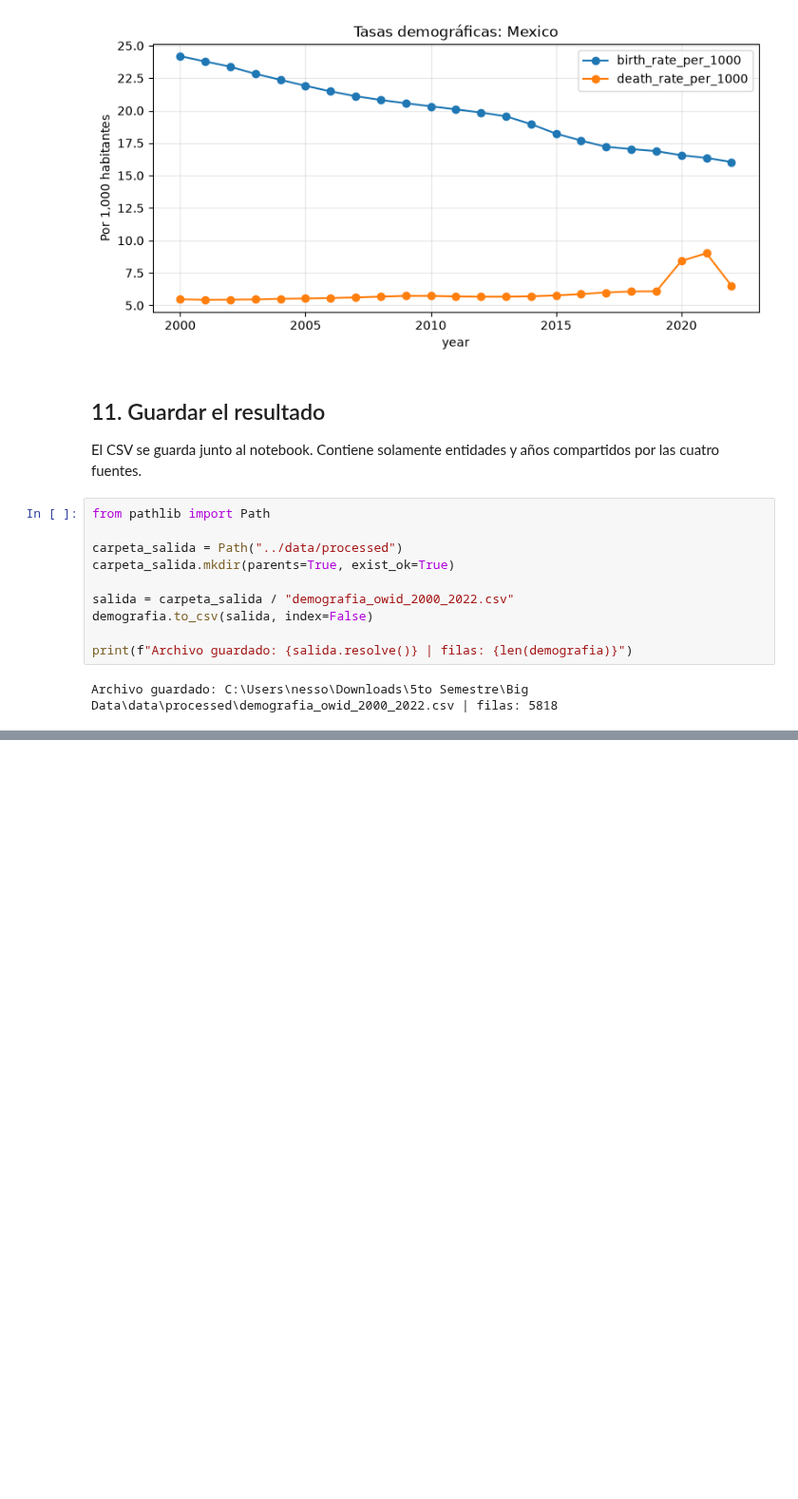
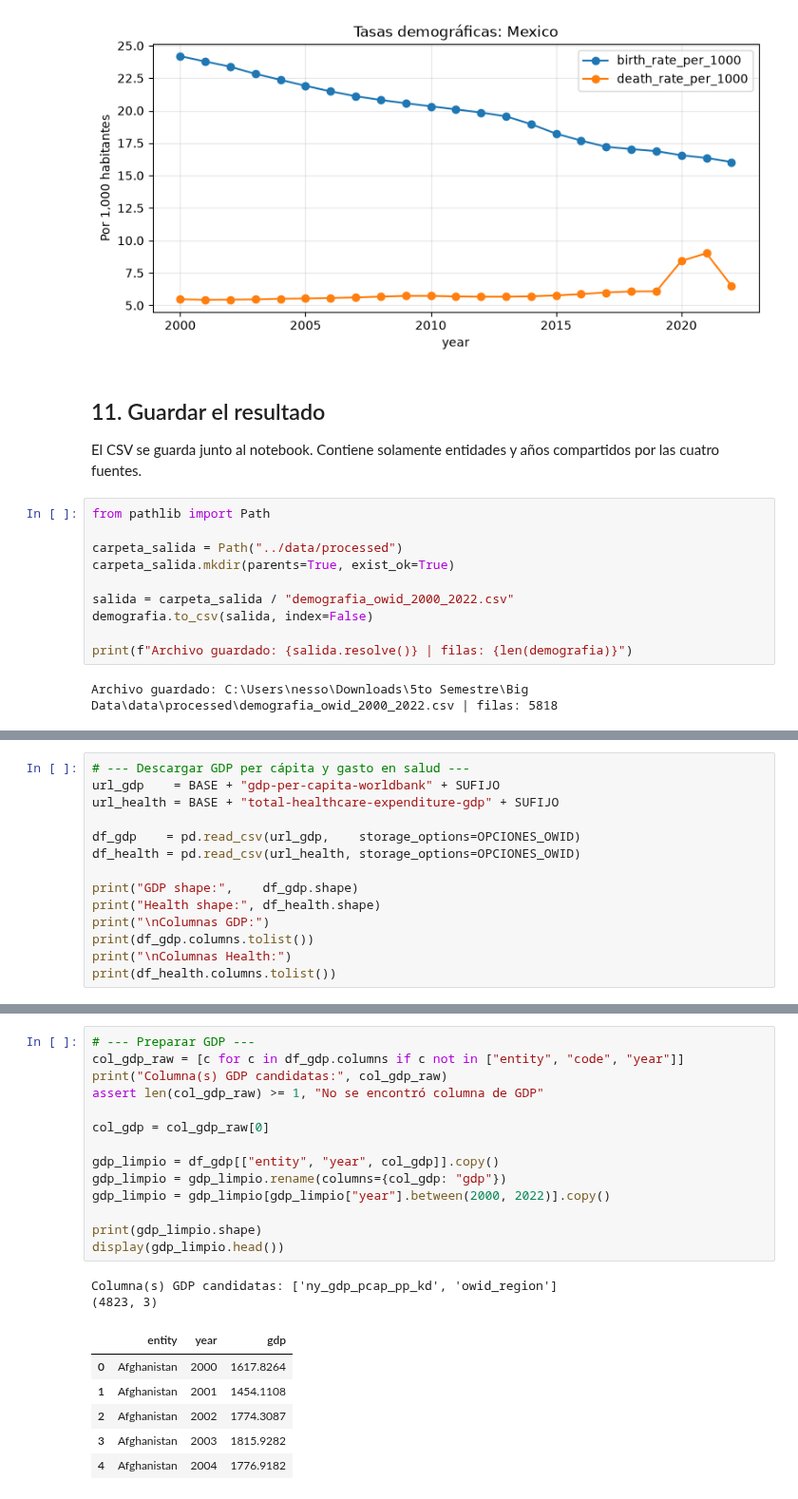
Before and after one commit to NessXx18/Big-Data, a Jupyter notebook: Practica U3_1_modelos_ml/U3_2_Preparacion_dataset.ipynb, the cells around one changed output, grey strips where cells are left out. Shown at 95% size. Saved outputs shown, nothing was run; the diff lists cells and outputs as text; blank space fills up the shorter version.

```diff
--- a/Practica U3_1_modelos_ml/U3_2_Preparacion_dataset.ipynb
+++ b/Practica U3_1_modelos_ml/U3_2_Preparacion_dataset.ipynb
@@ -359,0 +361,14 @@ InvalidURL: URL can't contain control characters. "/grapher/total-healthcare-exp
+# %%
+# --- Descargar GDP per cápita y gasto en salud ---
+url_gdp    = BASE + "gdp-per-capita-worldbank" + SUFIJO
+url_health = BASE + "total-healthcare-expenditure-gdp" + SUFIJO
+
+df_gdp    = pd.read_csv(url_gdp,    storage_options=OPCIONES_OWID)
+df_health = pd.read_csv(url_health, storage_options=OPCIONES_OWID)
+
+print("GDP shape:",    df_gdp.shape)
+print("Health shape:", df_health.shape)
+print("\nColumnas GDP:")
+print(df_gdp.columns.tolist())
+print("\nColumnas Health:")
+print(df_health.columns.tolist())
@@ -359,0 +384,23 @@ InvalidURL: URL can't contain control characters. "/grapher/total-healthcare-exp
+# %%
+# --- Preparar GDP ---
+col_gdp_raw = [c for c in df_gdp.columns if c not in ["entity", "code", "year"]]
+print("Columna(s) GDP candidatas:", col_gdp_raw)
+assert len(col_gdp_raw) >= 1, "No se encontró columna de GDP"
+
+col_gdp = col_gdp_raw[0]
+
+gdp_limpio = df_gdp[["entity", "year", col_gdp]].copy()
+gdp_limpio = gdp_limpio.rename(columns={col_gdp: "gdp"})
+gdp_limpio = gdp_limpio[gdp_limpio["year"].between(2000, 2022)].copy()
+
+print(gdp_limpio.shape)
+display(gdp_limpio.head())
+# %% [output]
+Columna(s) GDP candidatas: ['ny_gdp_pcap_pp_kd', 'owid_region']
+(4823, 3)
+|  | entity | year | gdp |
+| 0 | Afghanistan | 2000 | 1617.8264 |
+| 1 | Afghanistan | 2001 | 1454.1108 |
+| 2 | Afghanistan | 2002 | 1774.3087 |
+| 3 | Afghanistan | 2003 | 1815.9282 |
+| 4 | Afghanistan | 2004 | 1776.9182 |
```
Also changed, not shown: parts of 7 cells of this notebook, 1 other file.
